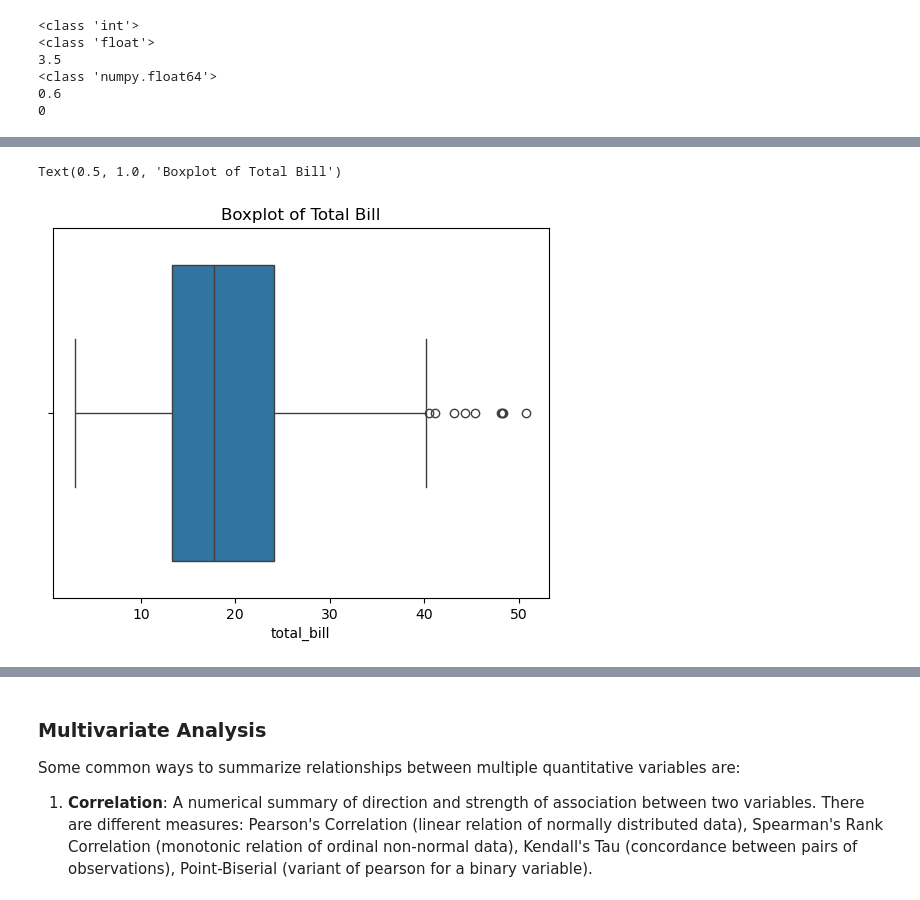
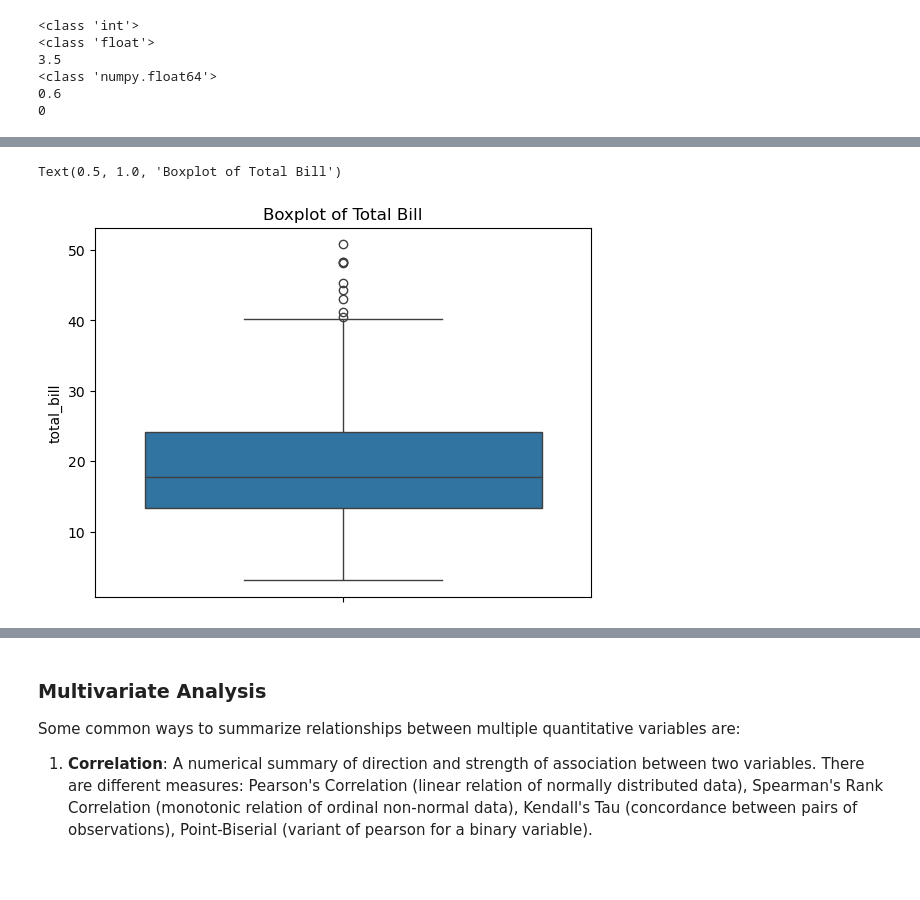
Before and after one commit to ruchiradhar/learninglab_stats, a Jupyter notebook: notebooks/BasicsOfStatistics.ipynb, the cells around one changed output, grey strips where cells are left out. Cells and saved outputs as stored; diff of their text form; code cells hidden in the pictures; blank space fills up the shorter version.

```diff
--- a/notebooks/BasicsOfStatistics.ipynb
+++ b/notebooks/BasicsOfStatistics.ipynb
@@ -670,6 +765,6 @@ Text(0.5, 1.0, 'Histogram of Total Bill')
 # %%
-# boxplot
-sns.boxplot (x= tips["total_bill"]).set_title("Boxplot of Total Bill")
+# boxplot of one variable
+sns.boxplot (y= tips["total_bill"]).set_title("Boxplot of Total Bill")
 # %% [output]
 Text(0.5, 1.0, 'Boxplot of Total Bill')
-[figure, old version]
+[figure, new version]
```
Also changed, not shown: parts of 40 cells of this notebook, 1 other file.
